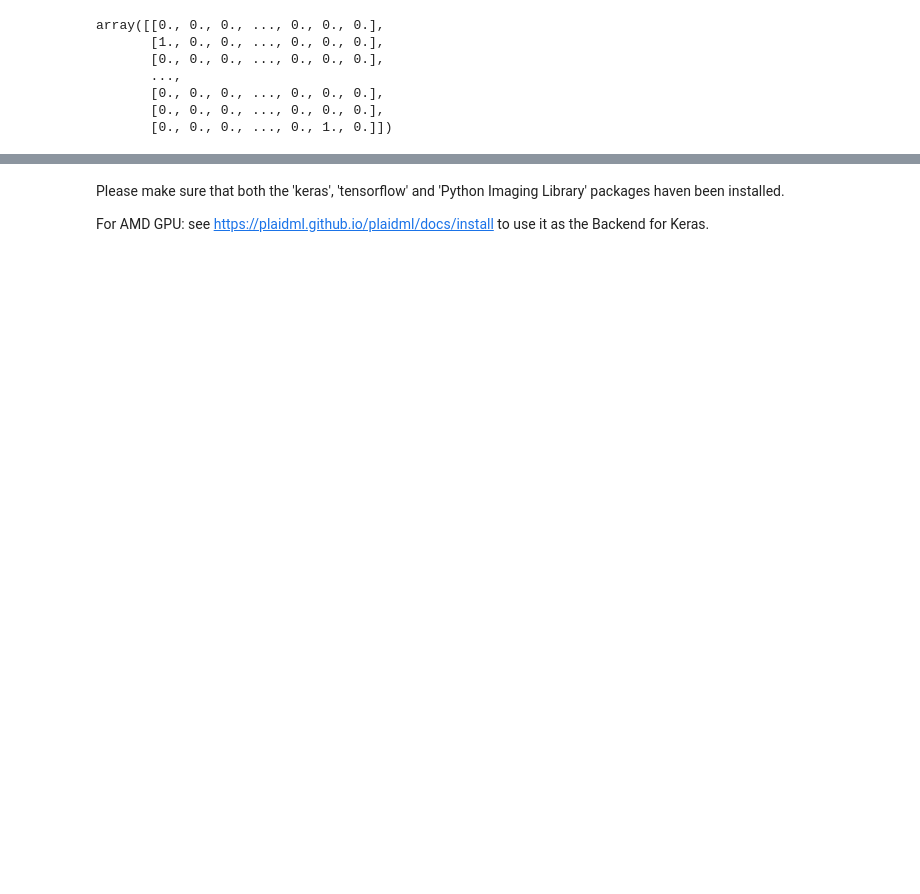
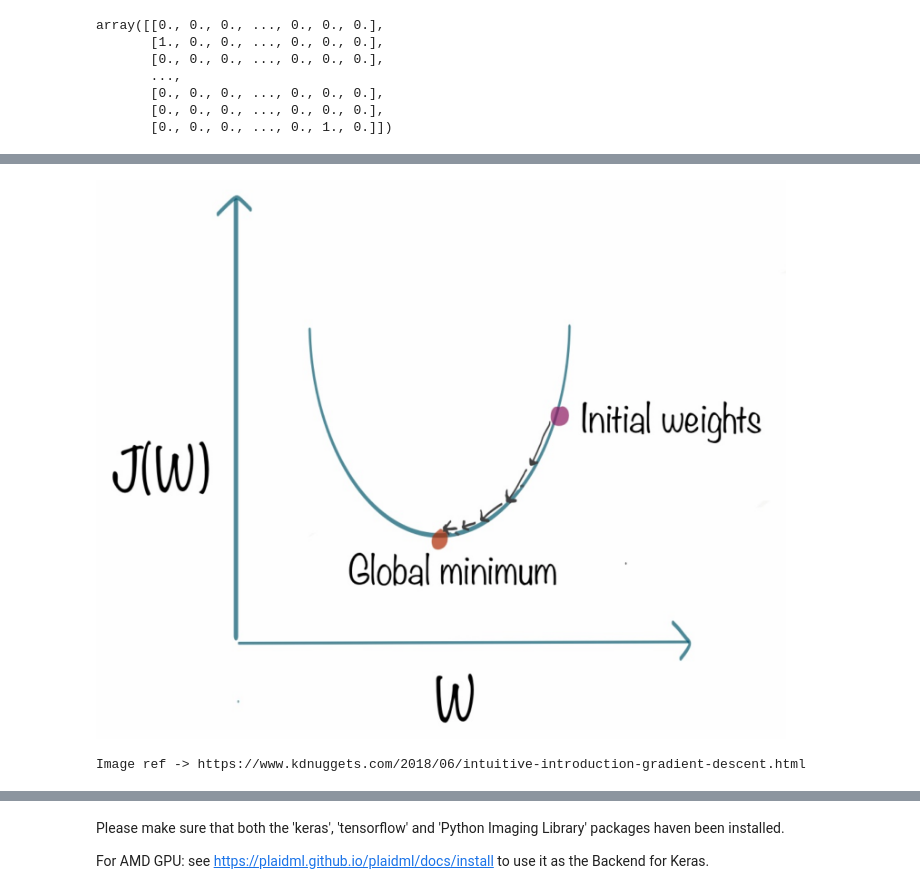
Before and after one commit to ylee9107/ComputerVisionTensorFlow2_myLearning, a Jupyter notebook: 1 - Comupter Vision with Neural Networks/Building ANNs.ipynb, the cells around one changed output, grey strips where cells are left out. Drawn from its saved outputs; the diff is of its cells as text; code cells hidden in the pictures; blank space fills up the shorter version.

```diff
--- a/1 - Comupter Vision with Neural Networks/Building ANNs.ipynb
+++ b/1 - Comupter Vision with Neural Networks/Building ANNs.ipynb
@@ -436,0 +554,7 @@ As it can be seen, the accuracy of this simple network is around 10%, which mean
+# %%
+# Gradient Descent:
+display(Image(image_path + 'Gradient Descent.png', width=700, unconfined=True))
+print('Image ref -> https://www.kdnuggets.com/2018/06/intuitive-introduction-gradient-descent.html')
+# %% [output]
+[figure, added]
+Image ref -> https://www.kdnuggets.com/2018/06/intuitive-introduction-gradient-descent.html
```
Also changed, not shown: parts of 41 cells of this notebook.
